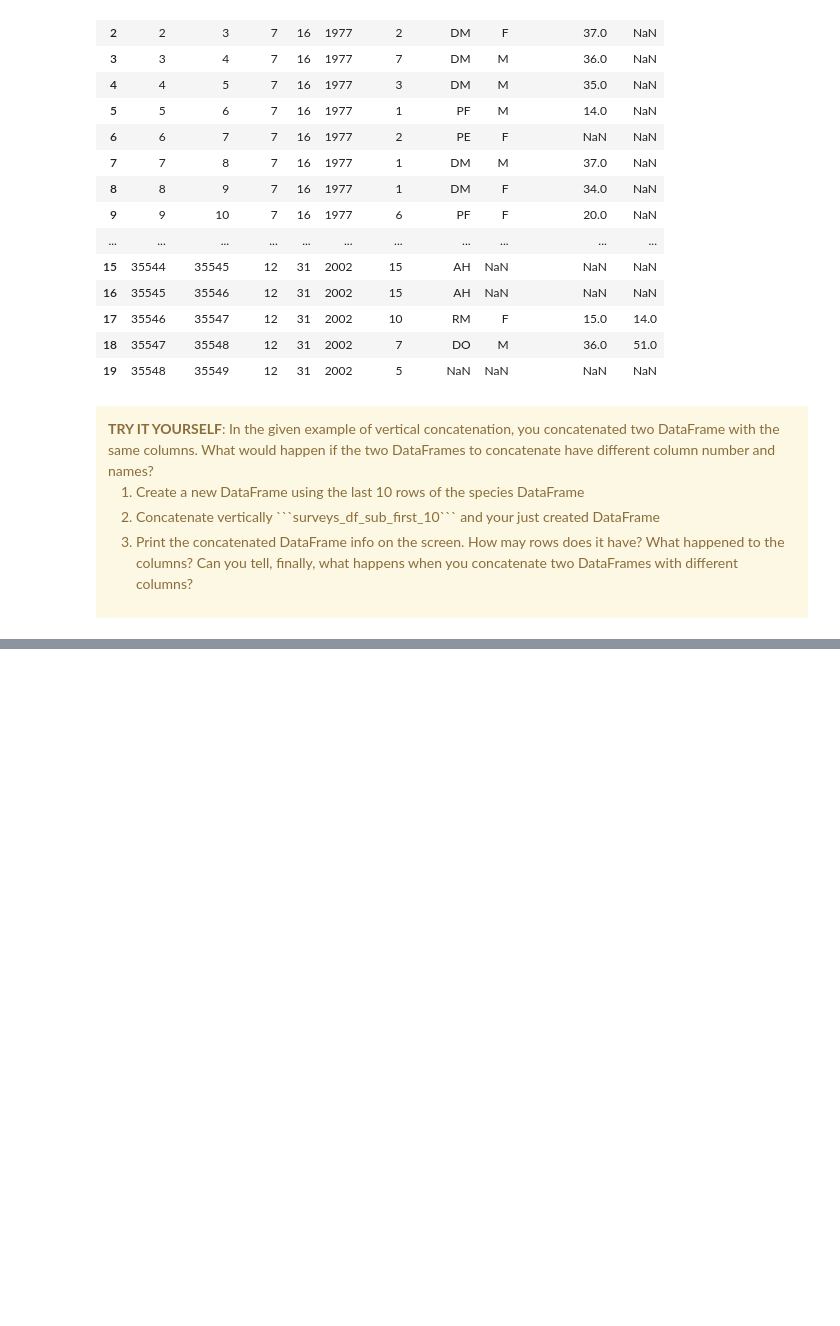
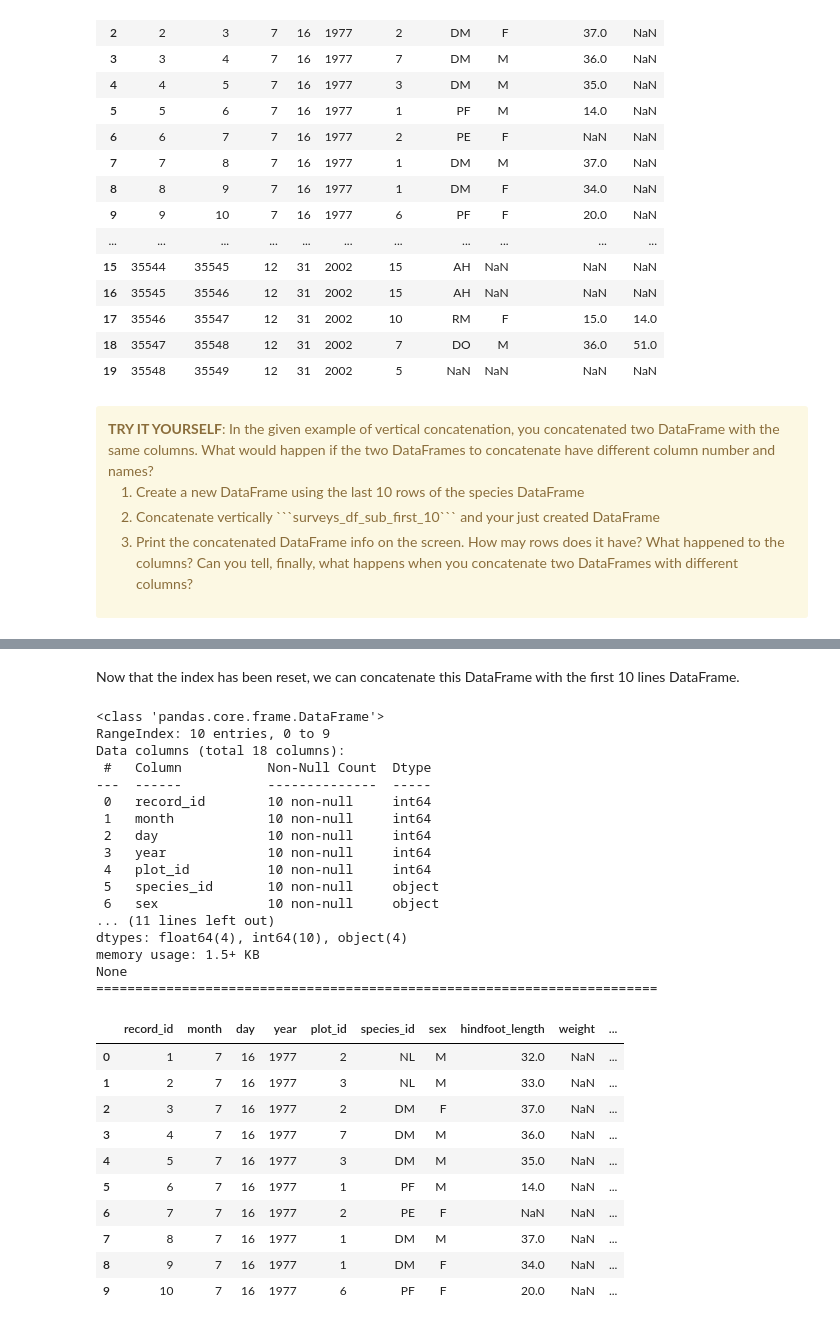
Before and after one commit to UtrechtUniversity/workshop-introduction-to-python, a Jupyter notebook: book/data-science-with-pandas-2.ipynb, the cells around one changed output, grey strips where cells are left out. Saved outputs shown, nothing was run; the diff lists cells and outputs as text; code cells hidden in the pictures; blank space fills up the shorter version.

```diff
--- a/book/data-science-with-pandas-2.ipynb
+++ b/book/data-science-with-pandas-2.ipynb
@@ -161,0 +212,2 @@ vertical_stack.reset_index()
+# %%
+surveys_df_sub_last10 = surveys_df_sub_last10.reset_index(drop=True)
@@ -161,0 +228,37 @@ vertical_stack.reset_index()
+# %% [markdown]
+Now that the index has been reset, we can concatenate this DataFrame with the first 10 lines DataFrame.
+# %%
+horizontal_stack = pd.concat([surveys_df_sub_first10, surveys_df_sub_last10], axis=1)
+# %%
+print(horizontal_stack.info())
+print('='*72)
+horizontal_stack
+# %% [output]
+<class 'pandas.core.frame.DataFrame'>
+RangeIndex: 10 entries, 0 to 9
+Data columns (total 18 columns):
+ #   Column           Non-Null Count  Dtype
+---  ------           --------------  -----
+ 0   record_id        10 non-null     int64
+ 1   month            10 non-null     int64
+ 2   day              10 non-null     int64
+ 3   year             10 non-null     int64
+ 4   plot_id          10 non-null     int64
+ 5   species_id       10 non-null     object
+ 6   sex              10 non-null     object
+... (11 lines left out)
+dtypes: float64(4), int64(10), object(4)
+memory usage: 1.5+ KB
+None
+========================================================================
+|  | record_id | month | day | year | plot_id | species_id | sex | hindfoot_length | weight | ... |
+| 0 | 1 | 7 | 16 | 1977 | 2 | NL | M | 32.0 | NaN | ... |
+| 1 | 2 | 7 | 16 | 1977 | 3 | NL | M | 33.0 | NaN | ... |
+| 2 | 3 | 7 | 16 | 1977 | 2 | DM | F | 37.0 | NaN | ... |
+| 3 | 4 | 7 | 16 | 1977 | 7 | DM | M | 36.0 | NaN | ... |
+| 4 | 5 | 7 | 16 | 1977 | 3 | DM | M | 35.0 | NaN | ... |
+| 5 | 6 | 7 | 16 | 1977 | 1 | PF | M | 14.0 | NaN | ... |
+| 6 | 7 | 7 | 16 | 1977 | 2 | PE | F | NaN | NaN | ... |
+| 7 | 8 | 7 | 16 | 1977 | 1 | DM | M | 37.0 | NaN | ... |
+| 8 | 9 | 7 | 16 | 1977 | 1 | DM | F | 34.0 | NaN | ... |
+| 9 | 10 | 7 | 16 | 1977 | 6 | PF | F | 20.0 | NaN | ... |
```
Also changed, not shown: parts of 7 cells of this notebook, 4 other files.
